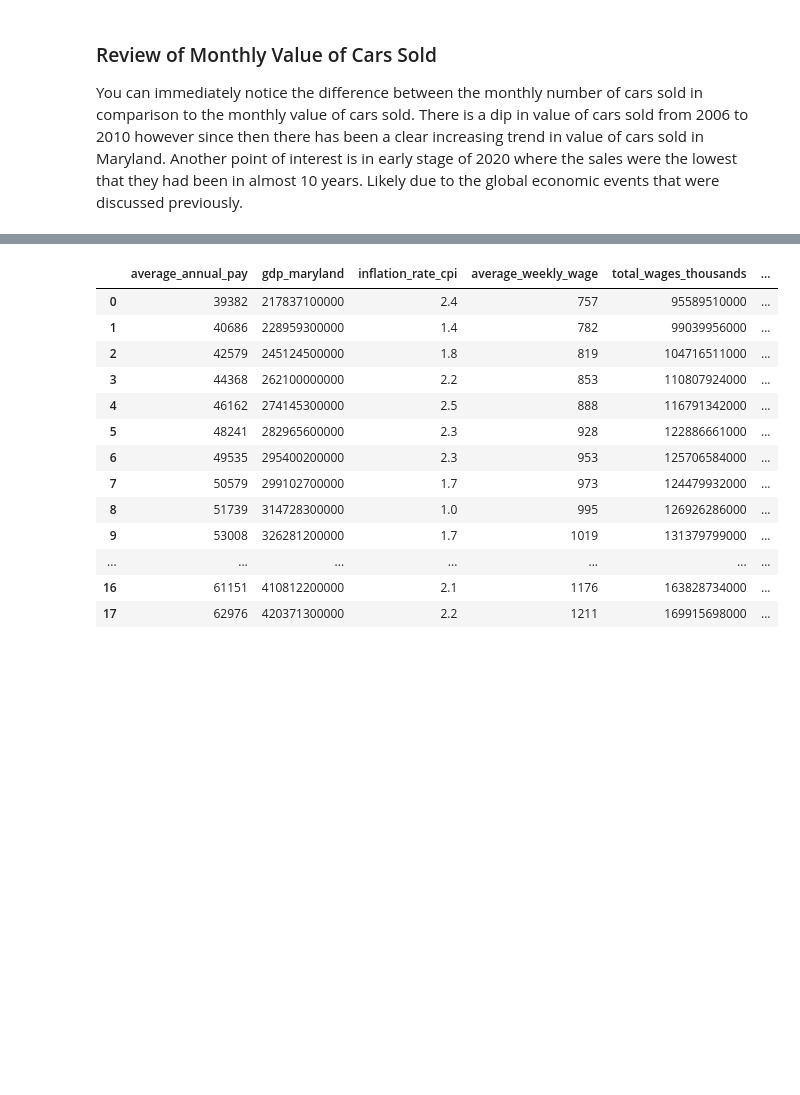
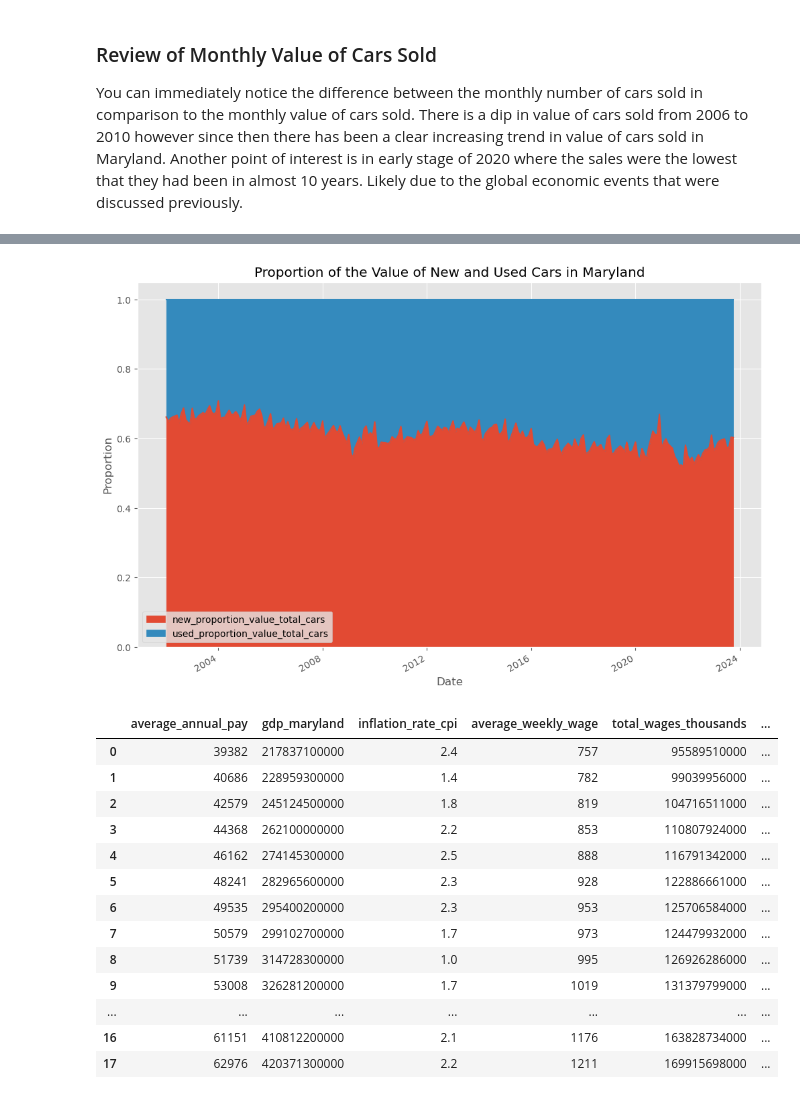
Before and after one commit to bennicholson2/Maryland-Car-Sales-Data, a Jupyter notebook: sales_project_chapters/sales_project_chapter_1.ipynb, the cells around one changed output, grey strips where cells are left out. Saved outputs shown, nothing was run; the diff lists cells and outputs as text; code cells hidden in the pictures; blank space fills up the shorter version.

```diff
--- a/sales_project_chapters/sales_project_chapter_1.ipynb
+++ b/sales_project_chapters/sales_project_chapter_1.ipynb
@@ -108,3 +172,12 @@ continue to look at the general trends, seasonality is going to look at the seas
+# %%
+#Create a stacked plot of the used vs new total cars sold proportion
+monthly_data[['new_proportion_value_total_cars', 'used_proportion_value_total_cars']].plot(kind='area', stacked=True)
+plt.title('Proportion of the Value of New and Used Cars in Maryland')
+plt.xlabel('Date')
+plt.ylabel('Proportion')
+plt.show()
+# %% [output]
+[figure, added]
 # %%
 #Load in the datasets that have been joined in SQL so that all variables have been included
 #This file is found in R_files in chapter 1 yearly cars sold as cars_sold_economic_socioeconomic_data.csv
```
Also changed, not shown: parts of 10 cells of this notebook, 1 other file.
